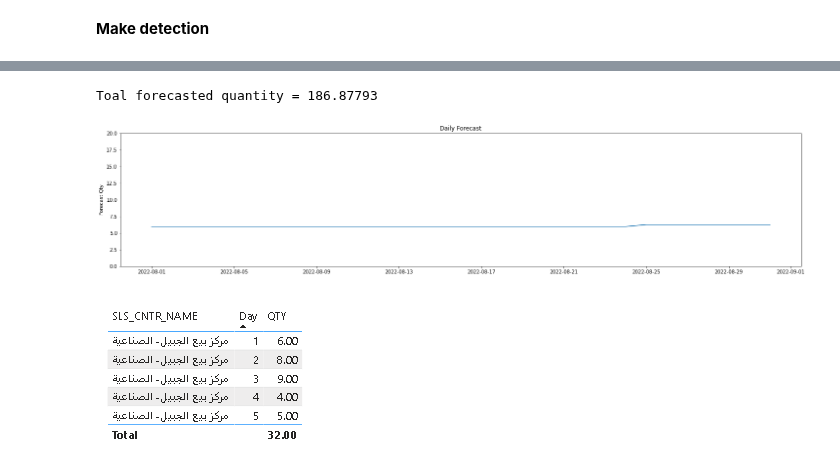
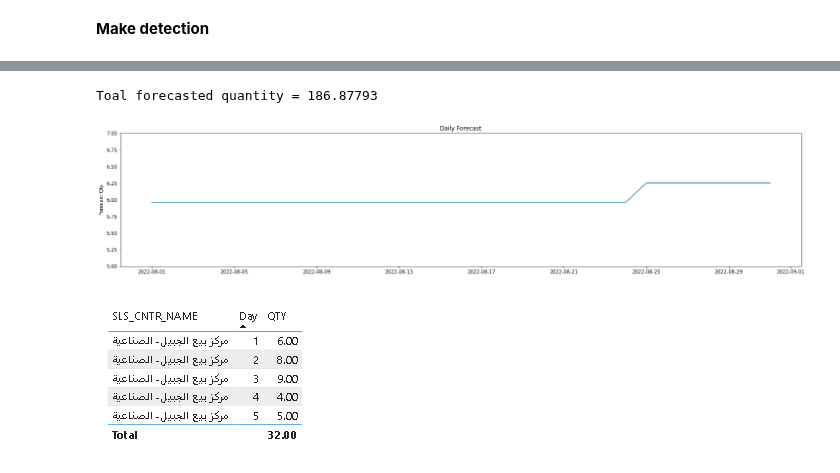
Before and after one commit to hajsf/Time-Series-Forecast, a Jupyter notebook: 06_ConsumeModel.ipynb, the cells around one changed output, grey strips where cells are left out. Cells and saved outputs as stored; diff of their text form; code cells hidden in the pictures.

```diff
--- a/06_ConsumeModel.ipynb
+++ b/06_ConsumeModel.ipynb
@@ -187,19 +187,19 @@ data
 # %%
 import matplotlib.pyplot as plt
 fig, ax = plt.subplots(figsize=(25, 5))
 plt.plot(data.index.get_level_values('DATE1'), data['ForecastedQty'])
 plt.ylabel('Forecast Qty')
 
-plt.ylim([0, 20]) #ymax is your value
+plt.ylim([5, 7]) #ymax is your value
 # or as below (same applicable for xlim):
-#plt.ylim(bottom=0) #ymin is your value
-#plt.ylim(top=20) #ymax is your value
+#plt.ylim(bottom=5) #ymin is your value
+#plt.ylim(top=7) #ymax is your value
 print('Toal forecasted quantity =', data['ForecastedQty'].sum())
 
 plt.title("Daily Forecast")
 plt.show()
 # %% [output]
 Toal forecasted quantity = 186.87793
-[figure, old version]
+[figure, new version]
 # %% [markdown]
 ![image.png](embedded-picture-1)
```
